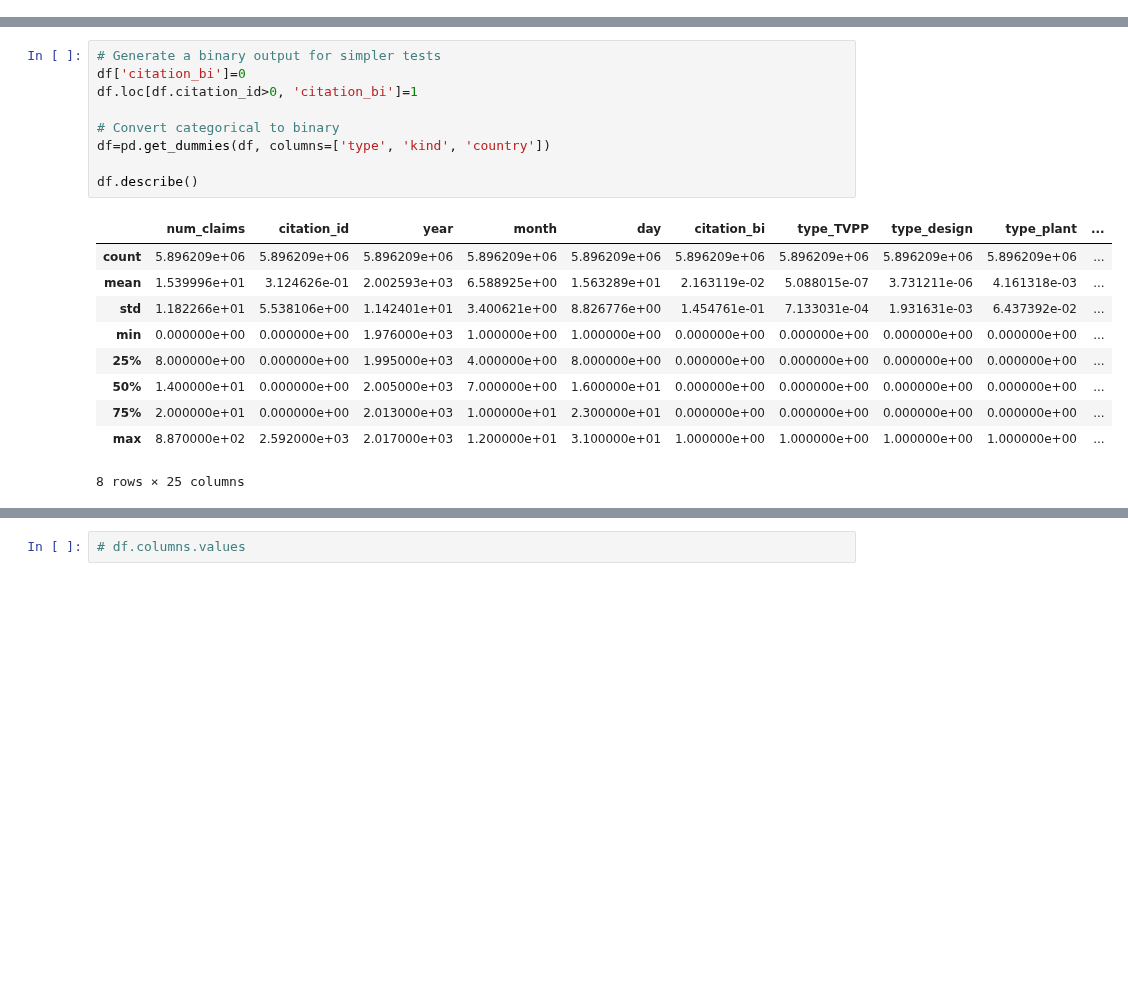
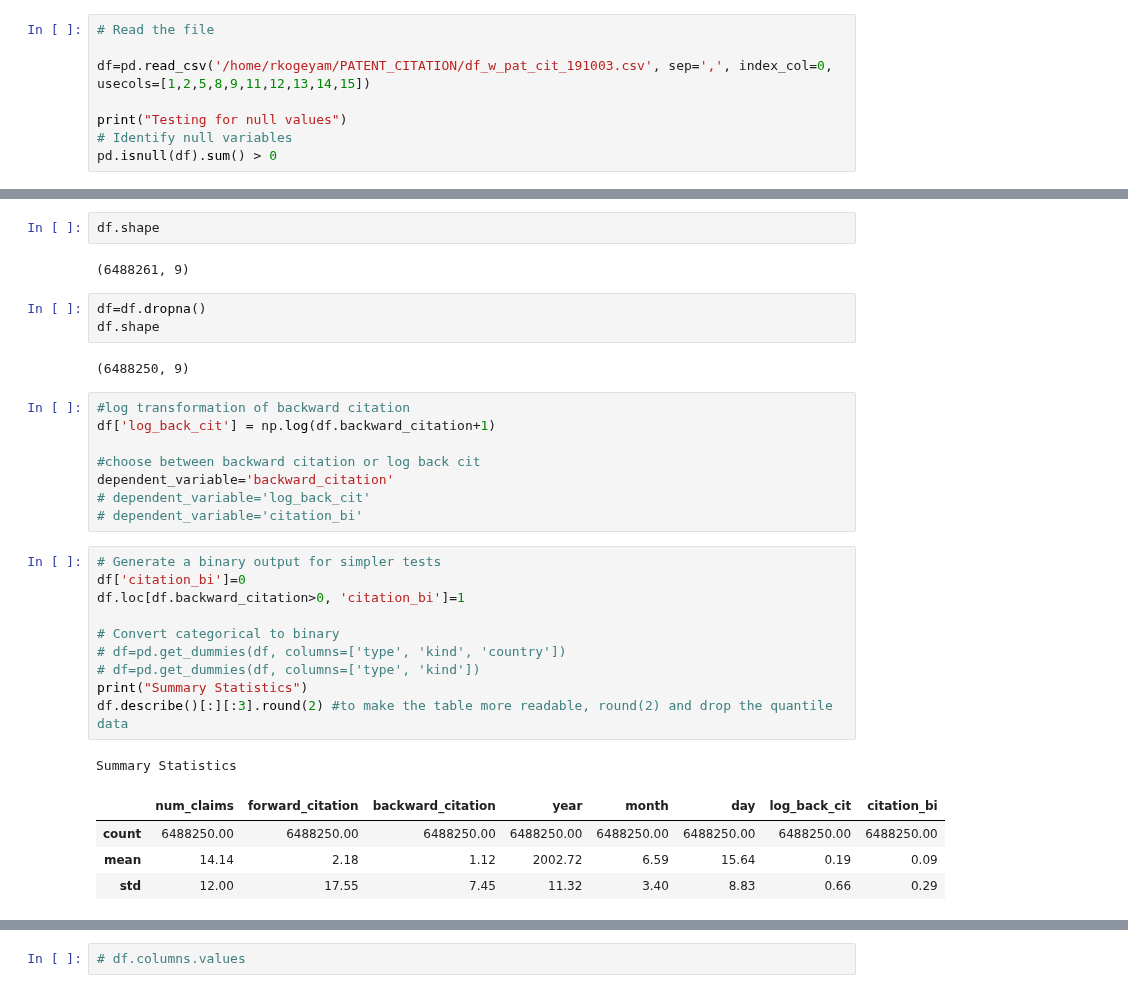
Before and after one commit to rsdias/patent_analysis, a Jupyter notebook: determinants_patent_citation_2.ipynb, the cells around one changed output, grey strips where cells are left out. Cells and saved outputs as stored; diff of their text form; blank space fills up the shorter version.

```diff
--- a/determinants_patent_citation_2.ipynb
+++ b/determinants_patent_citation_2.ipynb
@@ -54,0 +234,8 @@ dtype: bool
+# %%
+# Read the file
+
+df=pd.read_csv('/home/rkogeyam/PATENT_CITATION/df_w_pat_cit_191003.csv', sep=',', index_col=0, usecols=[1,2,5,8,9,11,12,13,14,15])
+
+print("Testing for null values")
+# Identify null variables
+pd.isnull(df).sum() > 0
@@ -55,20 +302,33 @@ dtype: bool
+# %%
+df.shape
+# %% [output]
+(6488261, 9)
+# %%
+df=df.dropna()
+df.shape
+# %% [output]
+(6488250, 9)
+# %%
+#log transformation of backward citation
+df['log_back_cit'] = np.log(df.backward_citation+1)
+
+#choose between backward citation or log back cit
+dependent_variable='backward_citation'
+# dependent_variable='log_back_cit'
+# dependent_variable='citation_bi'
 # %%
 # Generate a binary output for simpler tests
 df['citation_bi']=0
-df.loc[df.citation_id>0, 'citation_bi']=1
+df.loc[df.backward_citation>0, 'citation_bi']=1
 
 # Convert categorical to binary
-df=pd.get_dummies(df, columns=['type', 'kind', 'country'])
-
-df.describe()
+# df=pd.get_dummies(df, columns=['type', 'kind', 'country'])
+# df=pd.get_dummies(df, columns=['type', 'kind'])
+print("Summary Statistics")
+df.describe()[:][:3].round(2) #to make the table more readable, round(2) and drop the quantile data
 # %% [output]
+Summary Statistics
-|  | num_claims | citation_id | year | month | day | citation_bi | type_TVPP | type_design | type_plant | ... |
-| count | 5.896209e+06 | 5.896209e+06 | 5.896209e+06 | 5.896209e+06 | 5.896209e+06 | 5.896209e+06 | 5.896209e+06 | 5.896209e+06 | 5.896209e+06 | ... |
-| mean | 1.539996e+01 | 3.124626e-01 | 2.002593e+03 | 6.588925e+00 | 1.563289e+01 | 2.163119e-02 | 5.088015e-07 | 3.731211e-06 | 4.161318e-03 | ... |
-| std | 1.182266e+01 | 5.538106e+00 | 1.142401e+01 | 3.400621e+00 | 8.826776e+00 | 1.454761e-01 | 7.133031e-04 | 1.931631e-03 | 6.437392e-02 | ... |
-| min | 0.000000e+00 | 0.000000e+00 | 1.976000e+03 | 1.000000e+00 | 1.000000e+00 | 0.000000e+00 | 0.000000e+00 | 0.000000e+00 | 0.000000e+00 | ... |
-| 25% | 8.000000e+00 | 0.000000e+00 | 1.995000e+03 | 4.000000e+00 | 8.000000e+00 | 0.000000e+00 | 0.000000e+00 | 0.000000e+00 | 0.000000e+00 | ... |
-| 50% | 1.400000e+01 | 0.000000e+00 | 2.005000e+03 | 7.000000e+00 | 1.600000e+01 | 0.000000e+00 | 0.000000e+00 | 0.000000e+00 | 0.000000e+00 | ... |
-| 75% | 2.000000e+01 | 0.000000e+00 | 2.013000e+03 | 1.000000e+01 | 2.300000e+01 | 0.000000e+00 | 0.000000e+00 | 0.000000e+00 | 0.000000e+00 | ... |
-| max | 8.870000e+02 | 2.592000e+03 | 2.017000e+03 | 1.200000e+01 | 3.100000e+01 | 1.000000e+00 | 1.000000e+00 | 1.000000e+00 | 1.000000e+00 | ... |
+|  | num_claims | forward_citation | backward_citation | year | month | day | log_back_cit | citation_bi |
+| count | 6488250.00 | 6488250.00 | 6488250.00 | 6488250.00 | 6488250.00 | 6488250.00 | 6488250.00 | 6488250.00 |
+| mean | 14.14 | 2.18 | 1.12 | 2002.72 | 6.59 | 15.64 | 0.19 | 0.09 |
+| std | 12.00 | 17.55 | 7.45 | 11.32 | 3.40 | 8.83 | 0.66 | 0.29 |
-8 rows × 25 columns
```
Also changed, not shown: parts of 44 cells of this notebook, 2 other files.
